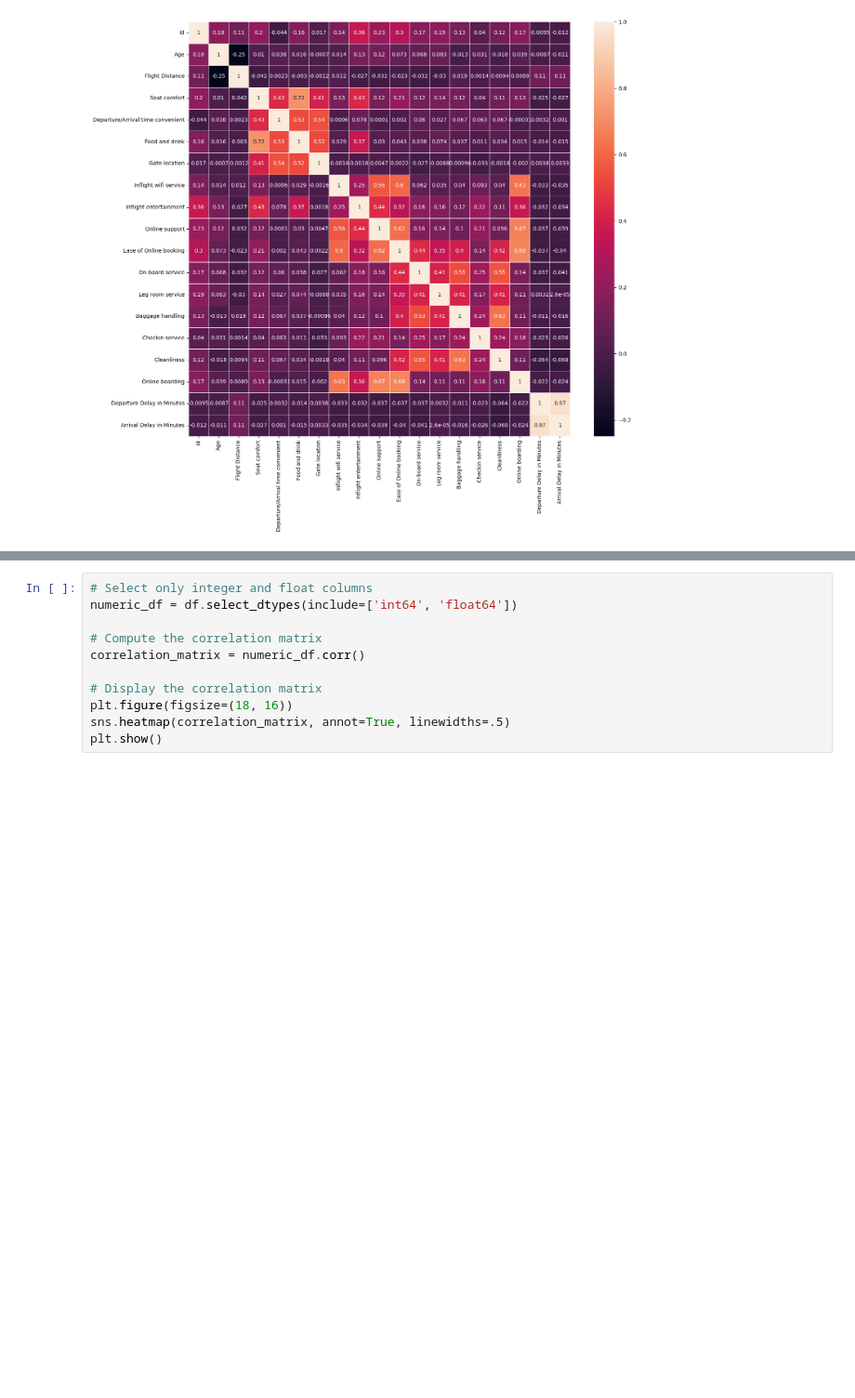
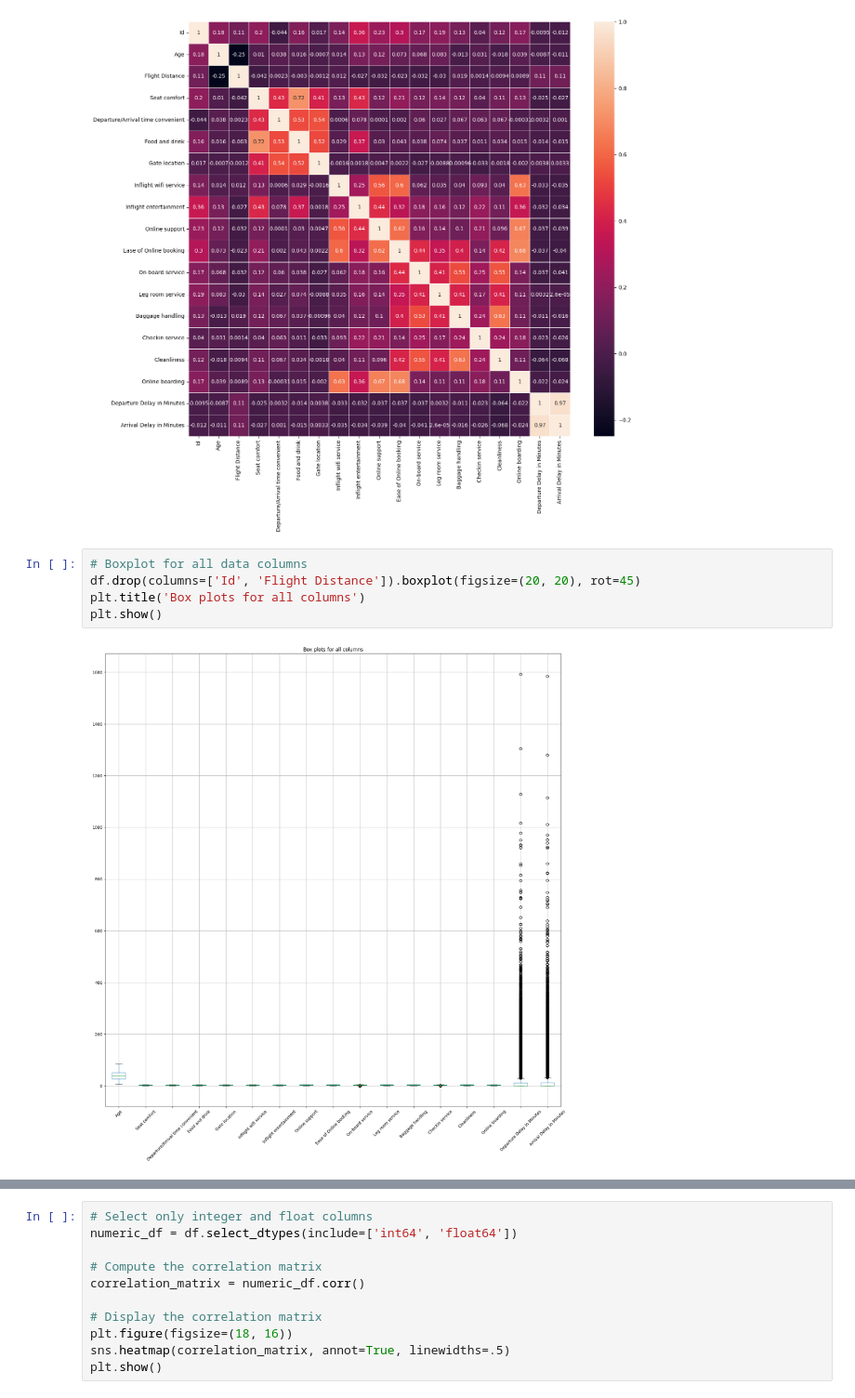
Before and after one commit to ik0zy/Fly-High-With-FDS, a Jupyter notebook: notebook.ipynb, the cells around one changed output, grey strips where cells are left out. Shown at 93% size. Saved outputs shown, nothing was run; the diff lists cells and outputs as text; blank space fills up the shorter version.

Commit message:
Added Boxplot and Histogram

```diff
--- a/notebook.ipynb
+++ b/notebook.ipynb
@@ -86,3 +87,10 @@ sns.heatmap(correlation_matrix, annot=True, linewidths=.5)
 plt.show()
 # %% [output]
 [figure]
+# %%
+# Boxplot for all data columns
+df.drop(columns=['Id', 'Flight Distance']).boxplot(figsize=(20, 20), rot=45)
+plt.title('Box plots for all columns')
+plt.show()
+# %% [output]
+[figure, added]
```
Also changed, not shown: parts of 4 cells of this notebook.
